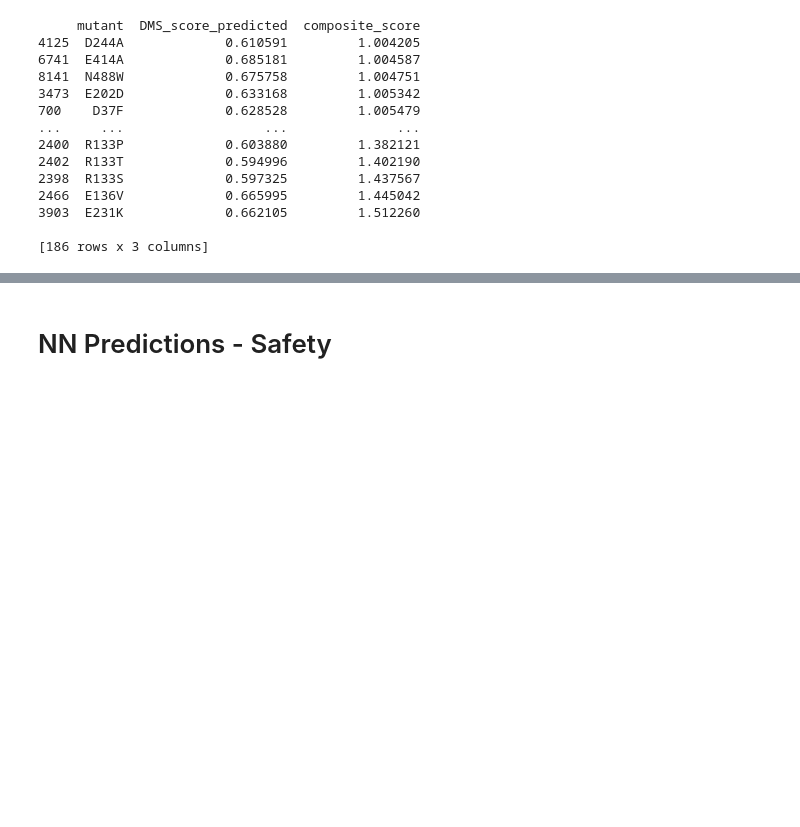
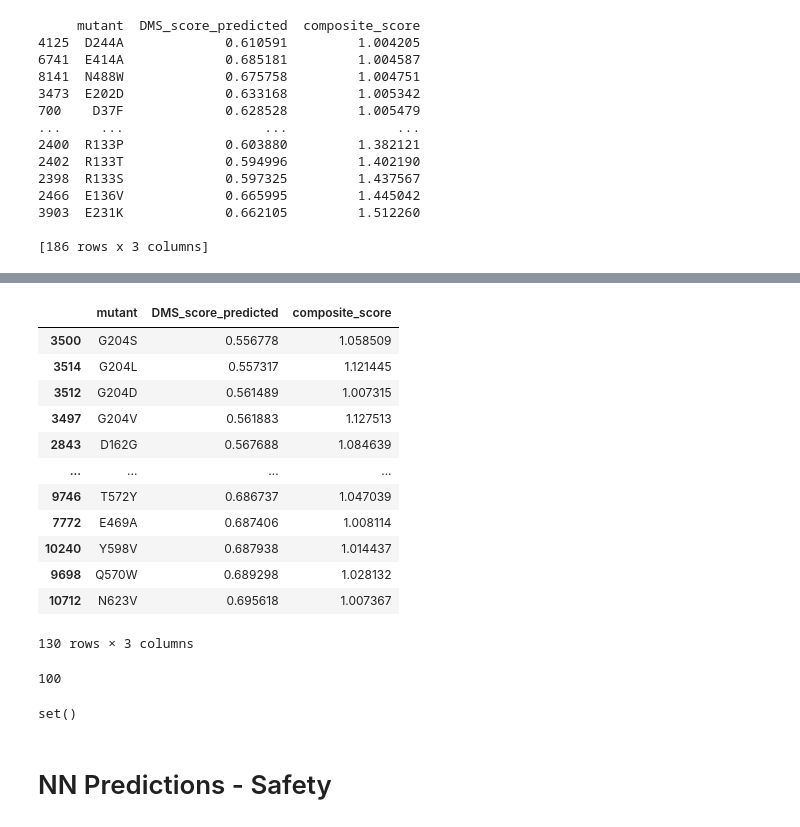
Before and after one commit to radroof22/cse-7850-combio-hackathon, a Jupyter notebook: plm_stability/PLM_Stability.ipynb, the cells around one changed output, grey strips where cells are left out. Drawn from its saved outputs; the diff is of its cells as text; code cells hidden in the pictures; blank space fills up the shorter version.

```diff
--- a/plm_stability/PLM_Stability.ipynb
+++ b/plm_stability/PLM_Stability.ipynb
@@ -874,0 +900,18 @@ len(s)
+# %%
+df_ex_lightgbm = df_filtered.loc[~df_filtered.mutant.isin(common_mutations), :]
+df_ex_lightgbm = df_ex_lightgbm.sort_values(by="DMS_score_predicted")
+df_ex_lightgbm
+# %% [output]
+|  | mutant | DMS_score_predicted | composite_score |
+| 3500 | G204S | 0.556778 | 1.058509 |
+| 3514 | G204L | 0.557317 | 1.121445 |
+| 3512 | G204D | 0.561489 | 1.007315 |
+| 3497 | G204V | 0.561883 | 1.127513 |
+| 2843 | D162G | 0.567688 | 1.084639 |
+| ... | ... | ... | ... |
+| 9746 | T572Y | 0.686737 | 1.047039 |
+| 7772 | E469A | 0.687406 | 1.008114 |
+| 10240 | Y598V | 0.687938 | 1.014437 |
+| 9698 | Q570W | 0.689298 | 1.028132 |
+| 10712 | N623V | 0.695618 | 1.007367 |
+130 rows × 3 columns
@@ -874,0 +920,5 @@ len(s)
+# %%
+query3 = set(ex_light_mutations) | (set(ex_mutations)) | set(common_mutations)
+len(query3)
+# %% [output]
+100
@@ -875,3 +929,7 @@ len(s)
+# %%
+set(query3) & set(queried)
+# %% [output]
+set()
 # %% [markdown]
 # NN Predictions - Safety
 # %%
```
Also changed, not shown: parts of 8 cells of this notebook, 1 other file.
